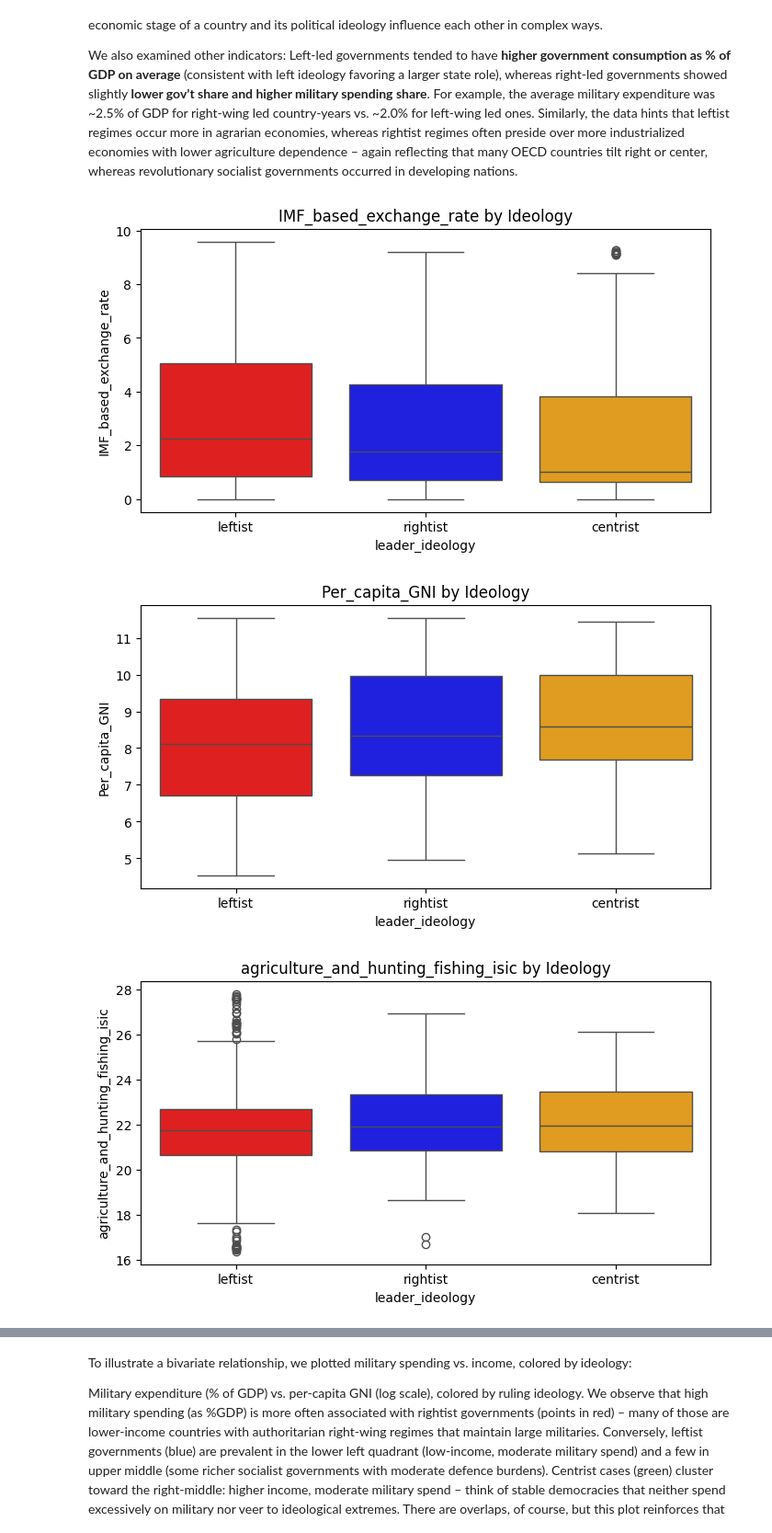
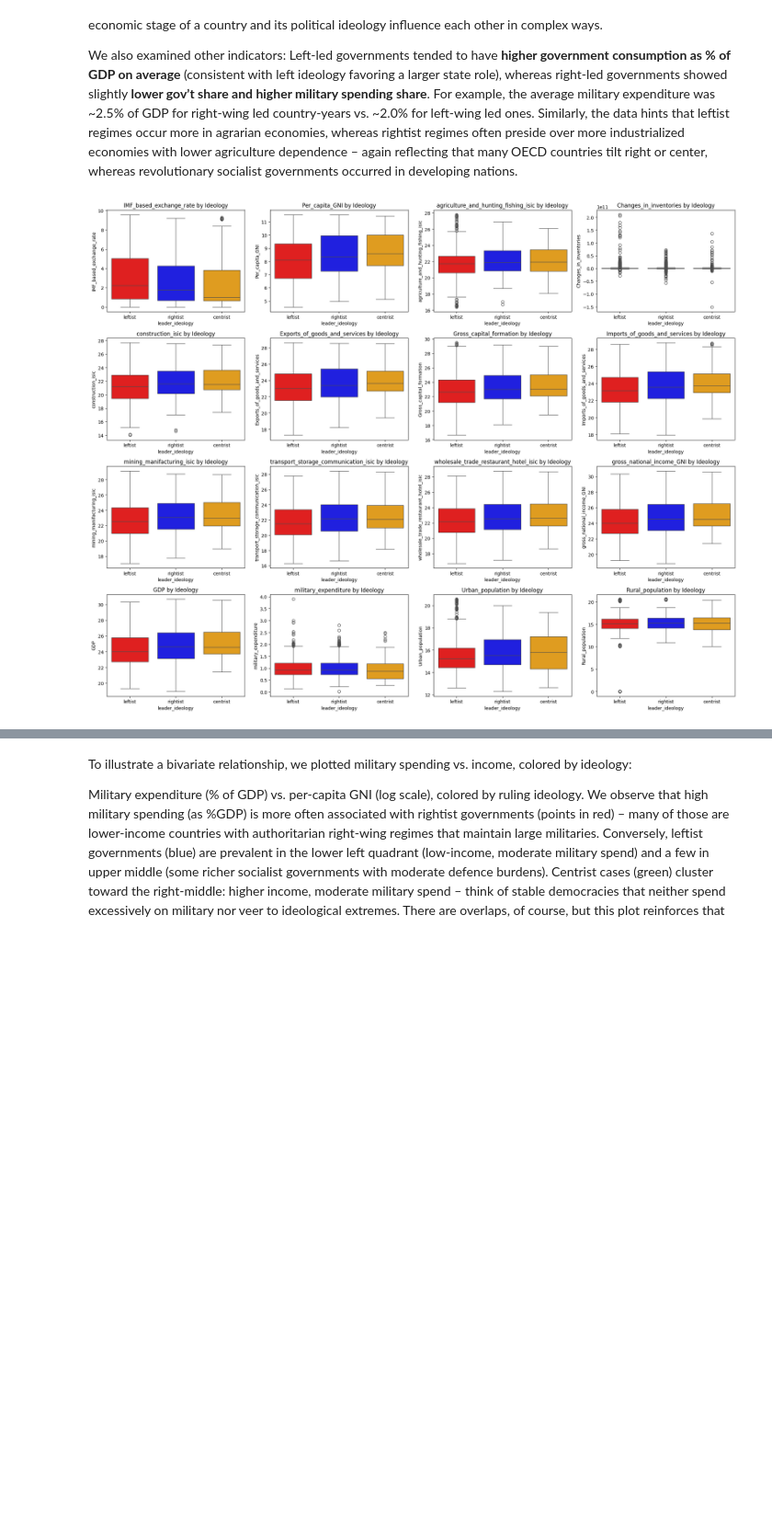
Before and after one commit to irmakoz1/ML1-HSLU, a Jupyter notebook: ML1-Project_Irmak.ipynb, the cells around one changed output, grey strips where cells are left out. Shown at 92% size. Saved outputs shown, nothing was run; the diff lists cells and outputs as text; code cells hidden in the pictures; blank space fills up the shorter version.

```diff
--- a/ML1-Project_Irmak.ipynb
+++ b/ML1-Project_Irmak.ipynb
@@ -189,9 +173,19 @@ df_log = data.copy()
 
 df_log[selected_cols] = np.log1p(df_log[selected_cols])  # or np.log1p() if values may be zero
 # %%
-for feature in features:
-    plt.figure(figsize=(4,4))
-    sns.histplot(df_log[feature], kde=True)
-    plt.title(f'Distribution of {feature}')
-    plt.show()
+
+n_features = len(selected_cols)
+n_cols = 4  # Number of columns in the grid
+n_rows = math.ceil(n_features / n_cols)
+
+plt.figure(figsize=(n_cols * 4, n_rows * 4))
+
+for i, selected_cols in enumerate(selected_cols, 1):
+    plt.subplot(n_rows, n_cols, i)
+    sns.histplot(df_log[selected_cols], kde=True)
+    plt.title(f'{selected_cols}')
+    plt.tight_layout()
+
+plt.suptitle("Feature Distributions after log transform", y=1.02, fontsize=16)
+plt.show()
 # %% [output]
@@ -267,17 +254,34 @@ _Per-capita income (GNI per person) distribution by dominant ideology (log scale
 
 We also examined other indicators: Left-led governments tended to have **higher government consumption as % of GDP on average** (consistent with left ideology favoring a larger state role), whereas right-led governments showed slightly **lower gov’t share and higher military spending share**. For example, the average military expenditure was ~2.5% of GDP for right-wing led country-years vs. ~2.0% for left-wing led ones. Similarly, the data hints that leftist regimes occur more in agrarian economies, whereas rightist regimes often preside over more industrialized economies with lower agriculture dependence – again reflecting that many OECD countries tilt right or center, whereas revolutionary socialist governments occurred in developing nations.
 # %%
+# Determine grid size
+n_features = len(features)
+n_cols = 4  # Number of columns in the grid
+n_rows = math.ceil(n_features / n_cols)
 
-for feature in features:
-    plt.figure(figsize=(8,4))
-    sns.boxplot(data=df_log, x='leader_ideology', y=feature,
-                hue='leader_ideology',
-    dodge=False,
-    palette=['red', 'blue', 'orange'],
-    legend=False)
-    plt.title(f'{feature} by Ideology')
-    plt.show()
+# Set up the figure
+fig, axes = plt.subplots(n_rows, n_cols, figsize=(n_cols * 5, n_rows * 4))
+axes = axes.flatten()  # Flatten in case of multiple rows
+
+for i, feature in enumerate(features):
+    sns.boxplot(
+        data=df_log,
+        x='leader_ideology',
+        y=feature,
+        hue='leader_ideology',
+        dodge=False,
+        palette=['red', 'blue', 'orange'],
+        legend=False,
+        ax=axes[i]
+    )
+    axes[i].set_title(f'{feature} by Ideology')
+
+# Hide any unused subplots
+for j in range(i + 1, len(axes)):
+    fig.delaxes(axes[j])
+
+# Adjust layout
+plt.tight_layout()
+plt.show()
 # %% [output]
-[figure, old version]
+[figure, new version]
-[figure, removed]
-[figure, removed]
```
Also changed, not shown: parts of 36 cells of this notebook, 15 other files.
